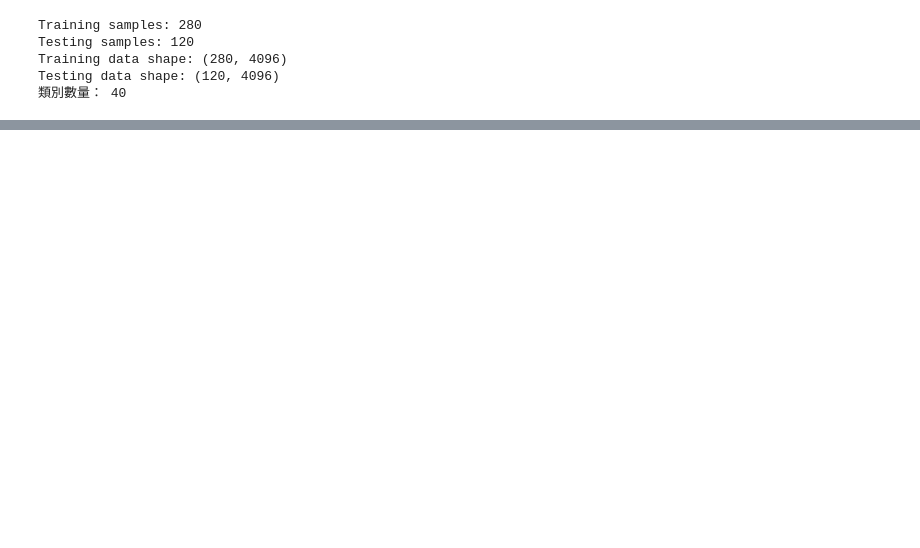
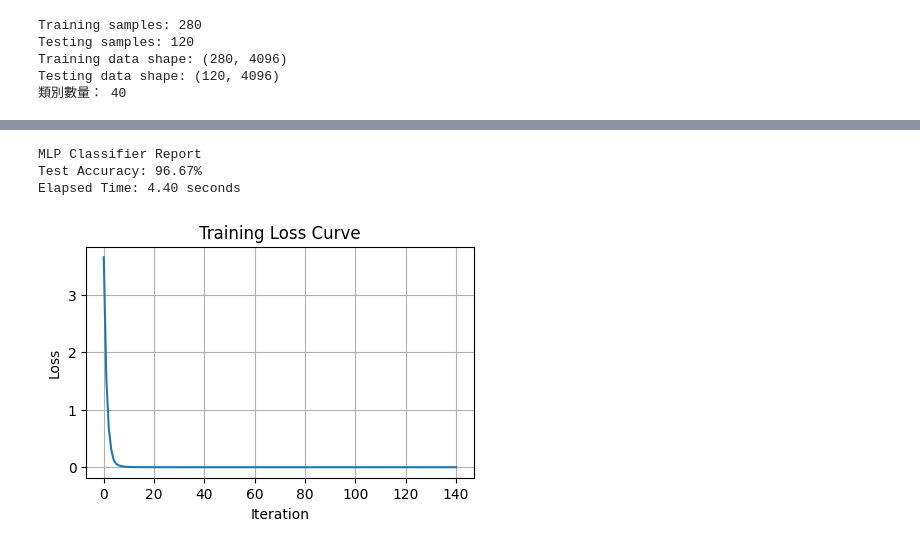
Before and after one commit to TZU-CHI1115/ML711333104, a Jupyter notebook: HW3_1.ipynb, the cells around one changed output, grey strips where cells are left out. Cells and saved outputs as stored; diff of their text form; code cells hidden in the pictures; blank space fills up the shorter version.

```diff
--- a/HW3_1.ipynb
+++ b/HW3_1.ipynb
@@ -48,14 +69,12 @@ print("資料維度：", df.shape)
 # %%
-from HW3_common_utils import load_csv_data, split_and_scale
-
 data_file = 'Data/face_data.csv'
 X, y = load_csv_data(data_file)
-X_train, X_test, y_train, y_test = split_and_scale(X, y, test_size=0.3)
+X_train_scaled, X_test_scaled, y_train, y_test = split_and_scale(X, y, test_size=0.3)
 
-print(f"Training samples: {X_train.shape[0]}")
-print(f"Testing samples: {X_test.shape[0]}")
-print(f"Training data shape: {X_train.shape}")
-print(f"Testing data shape: {X_test.shape}")
+print(f"Training samples: {X_train_scaled.shape[0]}")
+print(f"Testing samples: {X_test_scaled.shape[0]}")
+print(f"Training data shape: {X_train_scaled.shape}")
+print(f"Testing data shape: {X_test_scaled.shape}")
 print("類別數量：", len(np.unique(y)))
 # %% [output]
 Training samples: 280
@@ -63,21 +82,3 @@ Testing samples: 120
 Training data shape: (280, 4096)
 Testing data shape: (120, 4096)
 類別數量： 40
-# %%
-data_file = 'Data/face_data.csv'
-df = pd.read_csv(data_file)
-X = np.array(df.iloc[:, :-1]) # 排除最後一欄標籤 N x p
-y = np.array(df.iloc[:, -1])
-
-X_train, X_test, y_train, y_test = train_test_split(X, y, test_size=0.30, stratify=y)
-
-scaler = StandardScaler()
-X_train_ = scaler.fit_transform(X_train) # 標準化訓練資料
-X_test_ = scaler.transform(X_test) # 標準化測試資料
-# print the numbers of training and testing samples
-print(f"Training samples: {X_train_.shape[0]}")
-print(f"Testing samples: {X_test_.shape[0]}")
-# print the shape of the data
-print(f"Training data shape: {X_train_.shape}")
-print(f"Testing data shape: {X_test_.shape}")
-print("類別數量：", len( np.unique(y)))
@@ -108,0 +214,16 @@ Testing Accuracy : 95.83%
+# %%
+result = run_mlp_classifier(
+    X_train_scaled, X_test_scaled, y_train, y_test,
+    hidden_layers=(100,),
+    activation='relu',
+    solver='adam',
+    print_report=True,
+    random_state=42
+)
+
+plot_mlp_loss_curve(result['model'])
+# %% [output]
+MLP Classifier Report
+Test Accuracy: 96.67%
+Elapsed Time: 4.40 seconds
+[figure, added]
```
Also changed, not shown: parts of 46 cells of this notebook, 2 other files.
